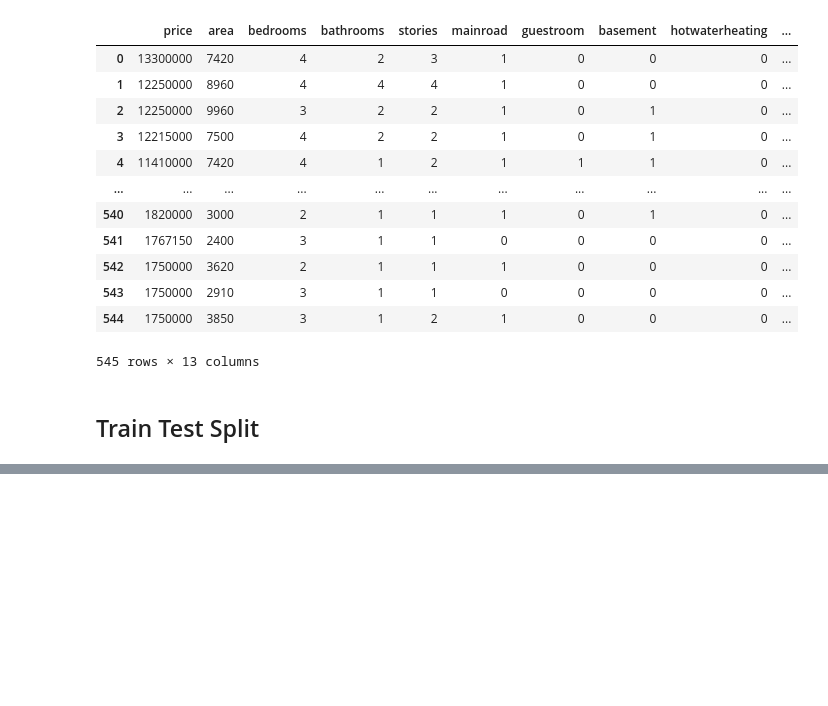
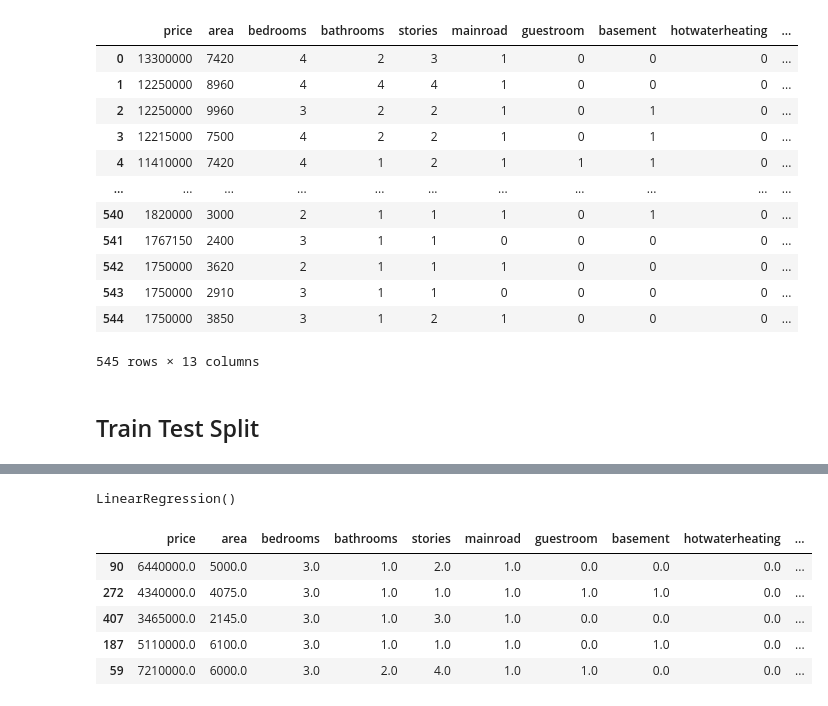
Before and after one commit to ofcoursenp/Machine-Learning, a Jupyter notebook: House_Prices_guessing/House_guess.ipynb, the cells around one changed output, grey strips where cells are left out. Drawn from its saved outputs; the diff is of its cells as text; code cells hidden in the pictures; blank space fills up the shorter version.

```diff
--- a/House_Prices_guessing/House_guess.ipynb
+++ b/House_Prices_guessing/House_guess.ipynb
@@ -420,0 +343,22 @@ from sklearn.pipeline import Pipeline
+# %%
+strat_train_set_labels = strat_train_set['price']
+strat_train_set_features = strat_train_set.drop('price',axis=1)
+# strat_train_set_labels = strat_train_set_labels.values.reshape(-1,1)
+# strat_train_set_features = strat_train_set_features.values
+
+# strat_train_set_features.shape
+# strat_train_set_labels
+
+model = LinearRegression()
+model.fit(strat_train_set_features, strat_train_set_labels)
+# %% [output]
+LinearRegression()
+# %%
+strat_test_set.head()
+# %% [output]
+|  | price | area | bedrooms | bathrooms | stories | mainroad | guestroom | basement | hotwaterheating | ... |
+| 90 | 6440000.0 | 5000.0 | 3.0 | 1.0 | 2.0 | 1.0 | 0.0 | 0.0 | 0.0 | ... |
+| 272 | 4340000.0 | 4075.0 | 3.0 | 1.0 | 1.0 | 1.0 | 1.0 | 1.0 | 0.0 | ... |
+| 407 | 3465000.0 | 2145.0 | 3.0 | 1.0 | 3.0 | 1.0 | 0.0 | 0.0 | 0.0 | ... |
+| 187 | 5110000.0 | 6100.0 | 3.0 | 1.0 | 1.0 | 1.0 | 0.0 | 1.0 | 0.0 | ... |
+| 59 | 7210000.0 | 6000.0 | 3.0 | 2.0 | 4.0 | 1.0 | 1.0 | 0.0 | 0.0 | ... |
```
Also changed, not shown: parts of 26 cells of this notebook, 1 other file.
